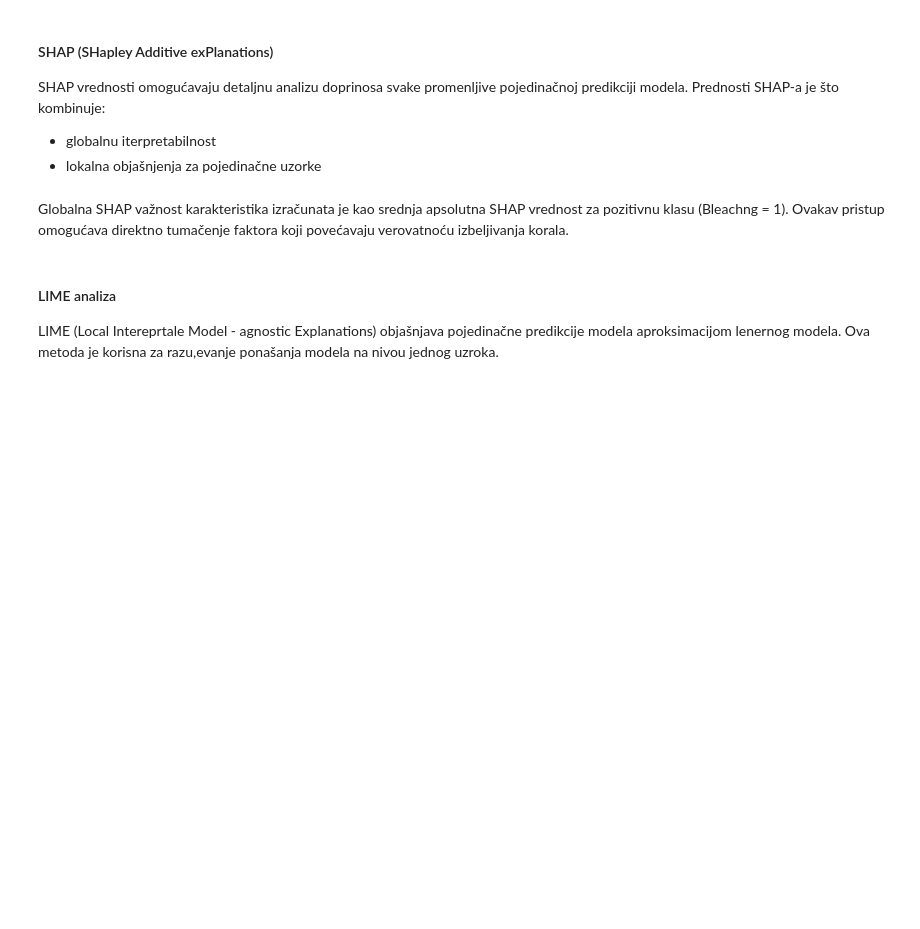
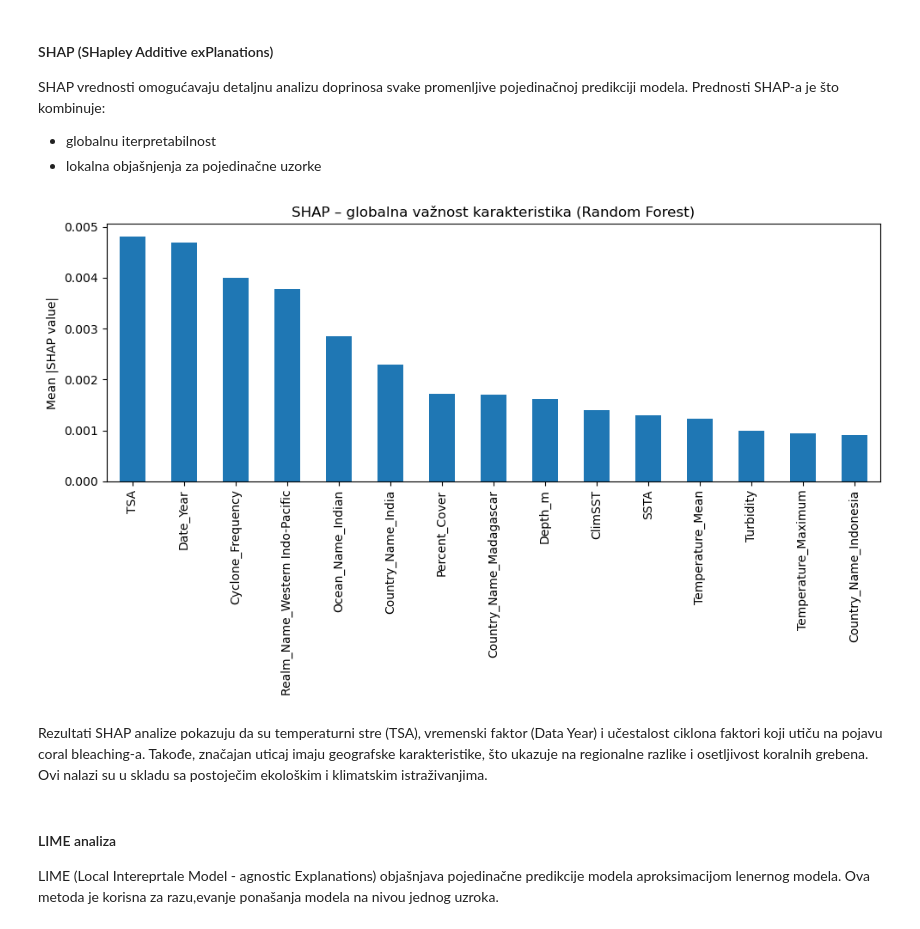
Before and after one commit to MarijaVidovic/MasinskoUcenjePrviProjekat, a Jupyter notebook: PRVA FAZA/CoralReefGlobalBlechingPrvaFaza.ipynb, the cells around one changed output. Cells and saved outputs as stored; diff of their text form; code cells hidden in the pictures; blank space fills up the shorter version.

```diff
--- a/PRVA FAZA/CoralReefGlobalBlechingPrvaFaza.ipynb
+++ b/PRVA FAZA/CoralReefGlobalBlechingPrvaFaza.ipynb
@@ -634,4 +671,4 @@ best_rf = RandomForestClassifier(
     random_state=42,
     n_jobs=-1
 )
-best_rf.fit(X_train, Y_train)
+best_rf.fit(X_train, y_train)
@@ -663,19 +704,30 @@ X_shap_encoded = X_shap.reindex(
 # %%
 import shap
 
-explainer = shap.Explainer(best_rf, X_shap_encoded)
-shap_values = explainer(X_shap_encoded)
-shap_class_1 = shap_values.values[:, :, 1]
-mean_abs_shap = np.abs(shap_class_1).mean(axis = 0)
-shap_importance = pd.Series(mean_abs_shap, index = X_shap_encoded.columns).sort_values(ascending = False).head(15)
-plt.figure(figsize = (10, 6))
-shap_importance.plot(kind = "bar")
-plt.title("SHAP - globalna vaznost karakteristika (Random Forest)")
+X_shap_encoded = X_shap_encoded.astype(float)
+explainer = shap.TreeExplainer(best_rf)
+shap_values = explainer.shap_values(X_shap_encoded)
+
+shap_class_1 = shap_values[:, :, 1]
+
+mean_abs_shap = np.abs(shap_class_1).mean(axis=0)
+
+importance = (
+    pd.Series(mean_abs_shap, index=X_shap_encoded.columns)
+      .sort_values(ascending=False)
+      .head(15)
+)
+
+plt.figure(figsize=(10, 6))
+importance.plot(kind="bar")
+plt.title("SHAP – globalna važnost karakteristika (Random Forest)")
 plt.ylabel("Mean |SHAP value|")
 plt.tight_layout()
 plt.show()
+# %% [output]
+[figure, added]
 # %% [markdown]
-Globalna SHAP važnost karakteristika izračunata je kao srednja apsolutna SHAP vrednost za pozitivnu klasu (Bleachng = 1). Ovakav pristup omogućava direktno tumačenje faktora koji povećavaju verovatnoću izbeljivanja korala.
+Rezultati SHAP analize pokazuju da su temperaturni stre (TSA), vremenski faktor (Data Year) i učestalost ciklona faktori koji utiču na pojavu coral bleaching-a. Takođe, značajan uticaj imaju geografske karakteristike, što ukazuje na regionalne razlike i osetljivost koralnih grebena. Ovi nalazi su u skladu sa postoječim ekološkim i klimatskim istraživanjima.
 # %% [markdown]
 #### LIME analiza
 LIME (Local Intereprtale Model - agnostic Explanations) objašnjava pojedinačne predikcije modela aproksimacijom lenernog modela. Ova metoda je korisna za razu,evanje ponašanja modela na nivou jednog uzroka.
```
Also changed, not shown: parts of 42 cells of this notebook.
